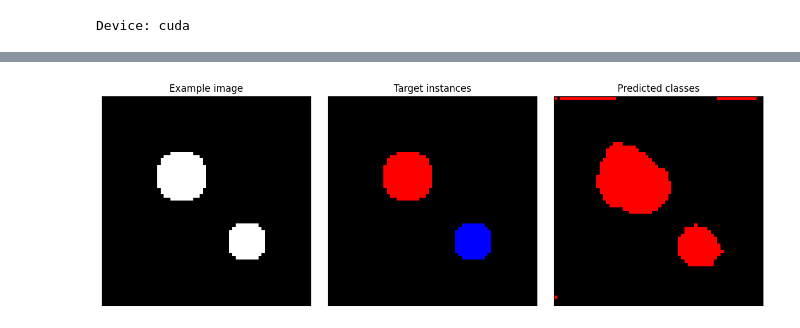
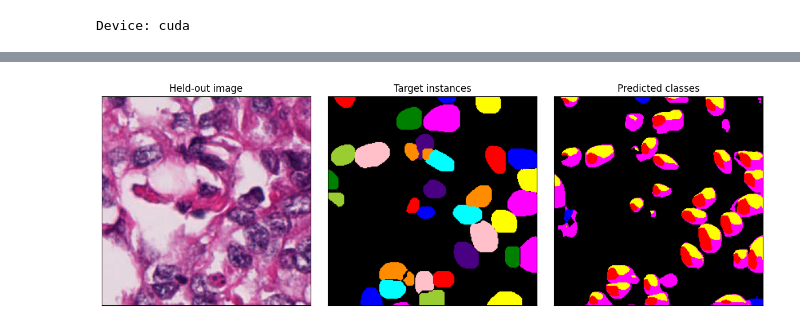
Before and after one commit to okunator/cellseg_models.pytorch, a Jupyter notebook: docs/tutorials/finetuning.ipynb, the cells around one changed output, grey strips where cells are left out. Cells and saved outputs as stored; diff of their text form; code cells hidden in the pictures.

```diff
--- a/docs/tutorials/finetuning.ipynb
+++ b/docs/tutorials/finetuning.ipynb
@@ -71,0 +69,25 @@ flow_targets = torch.from_numpy(flow_array).unsqueeze(0).repeat(2, 1, 1, 1)
+# %%
+transforms = A.Compose([MinMaxNormalization(copy=True)])
+instance_transforms = ApplyEach([CellposeTransform()], as_list=True)
+
+train_dataset = TrainDatasetFolder(
+    str(data_root / "train/images"),
+    str(data_root / "train/labels"),
+    mask_keys=("inst", "type"),
+    transforms=transforms,
+    inst_transforms=instance_transforms,
+)
+validation_dataset = TrainDatasetFolder(
+    str(data_root / "validation/images"),
+    str(data_root / "validation/labels"),
+    mask_keys=("inst", "type"),
+    transforms=transforms,
+    inst_transforms=instance_transforms,
+)
+
+# Shuffle training examples; keep validation order fixed.
+train_loader = DataLoader(train_dataset, batch_size=2, shuffle=True, num_workers=0)
+validation_loader = DataLoader(
+    validation_dataset, batch_size=2, shuffle=False, num_workers=0
+)
+print(f"Regions: {len(train_dataset)} training, {len(validation_dataset)} validation")
@@ -180,25 +272,28 @@ run; it is not evidence of segmentation quality.
 # %%
-# Check the reloaded network in evaluation mode.
+example = validation_dataset[0]
 restored.eval()
 with torch.inference_mode():
-    output = restored(images.to(device))["nuc"]
+    output = restored(example["image"].unsqueeze(0).to(device))["nuc"]
 
-# Move only the displayed class map to CPU for plotting.
-predicted_classes = output.type_map.argmax(dim=1)[0].detach().cpu().numpy()
+# Move only the displayed maps to CPU for plotting.
+# Keep display pixels in the RGB range after floating-point normalization.
+image = example["image"].permute(1, 2, 0).numpy().clip(0, 1)
+instances = example["inst"].long().numpy()
+predicted_classes = output.type_map.argmax(dim=1)[0].cpu().numpy()
 instance_colors = label2rgb(instances, bg_label=0)
 class_colors = label2rgb(predicted_classes, bg_label=0)
 
 fig, axes = plt.subplots(1, 3, figsize=(12, 4))
 axes[0].imshow(image)
-axes[0].set(title="Example image", xticks=[], yticks=[])
+axes[0].set(title="Held-out image", xticks=[], yticks=[])
 
 axes[1].imshow(instance_colors)
 axes[1].set(title="Target instances", xticks=[], yticks=[])
 
 axes[2].imshow(class_colors)
 axes[2].set(title="Predicted classes", xticks=[], yticks=[])
 
 fig.tight_layout()
 plt.show()
 # %% [output]
-[figure, old version]
+[figure, new version]
```
Also changed, not shown: parts of 25 cells of this notebook, 7 other files.
